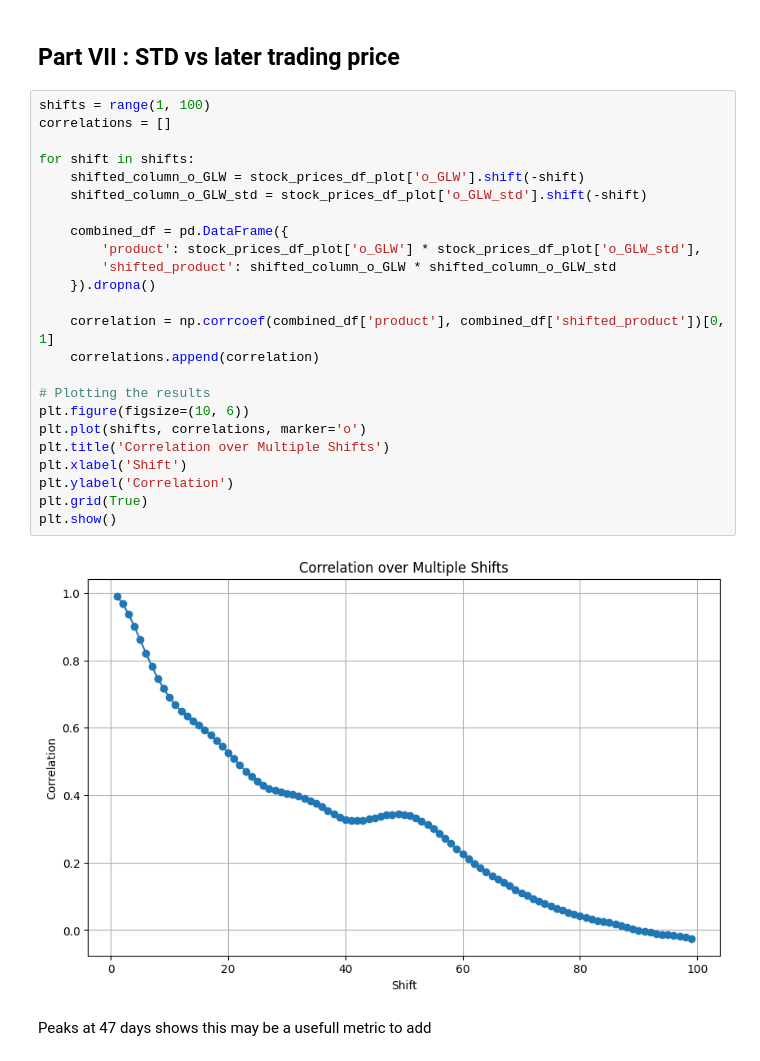
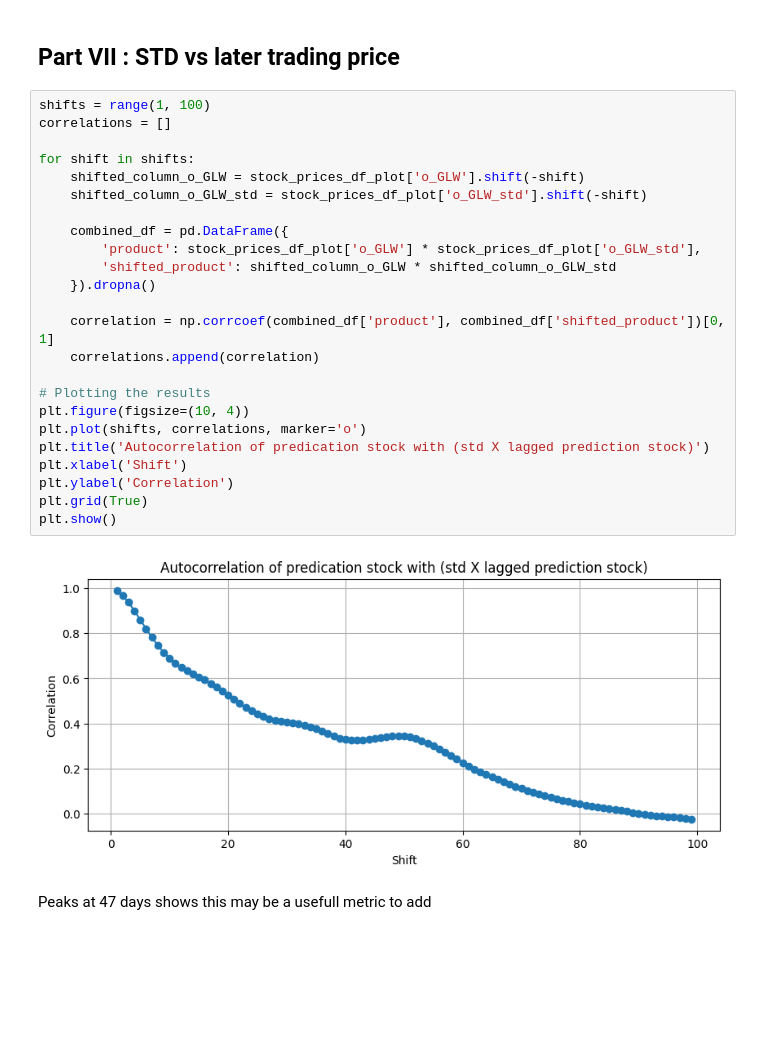
Before and after one commit to Benedictgr97/stock_prediction_v2, a Jupyter notebook: price_predictor.ipynb, the cells around one changed output. Drawn from its saved outputs; the diff is of its cells as text; blank space fills up the shorter version.

```diff
--- a/price_predictor.ipynb
+++ b/price_predictor.ipynb
@@ -383,28 +364,28 @@ def remove_deviation(df, target_column):
 # %%
 shifts = range(1, 100)
 correlations = []
 
 for shift in shifts:
     shifted_column_o_GLW = stock_prices_df_plot['o_GLW'].shift(-shift)
     shifted_column_o_GLW_std = stock_prices_df_plot['o_GLW_std'].shift(-shift)
 
     combined_df = pd.DataFrame({
         'product': stock_prices_df_plot['o_GLW'] * stock_prices_df_plot['o_GLW_std'],
         'shifted_product': shifted_column_o_GLW * shifted_column_o_GLW_std
     }).dropna()
 
     correlation = np.corrcoef(combined_df['product'], combined_df['shifted_product'])[0, 1]
     correlations.append(correlation)
 
 # Plotting the results
-plt.figure(figsize=(10, 6))
+plt.figure(figsize=(10, 4))
 plt.plot(shifts, correlations, marker='o')
-plt.title('Correlation over Multiple Shifts')
+plt.title('Autocorrelation of predication stock with (std X lagged prediction stock)')
 plt.xlabel('Shift')
 plt.ylabel('Correlation')
 plt.grid(True)
 plt.show()
 # %% [output]
-[figure, old version]
+[figure, new version]
 # %% [markdown]
 Peaks at 47 days shows this may be a usefull metric to add
```
Also changed, not shown: parts of 11 cells of this notebook.
